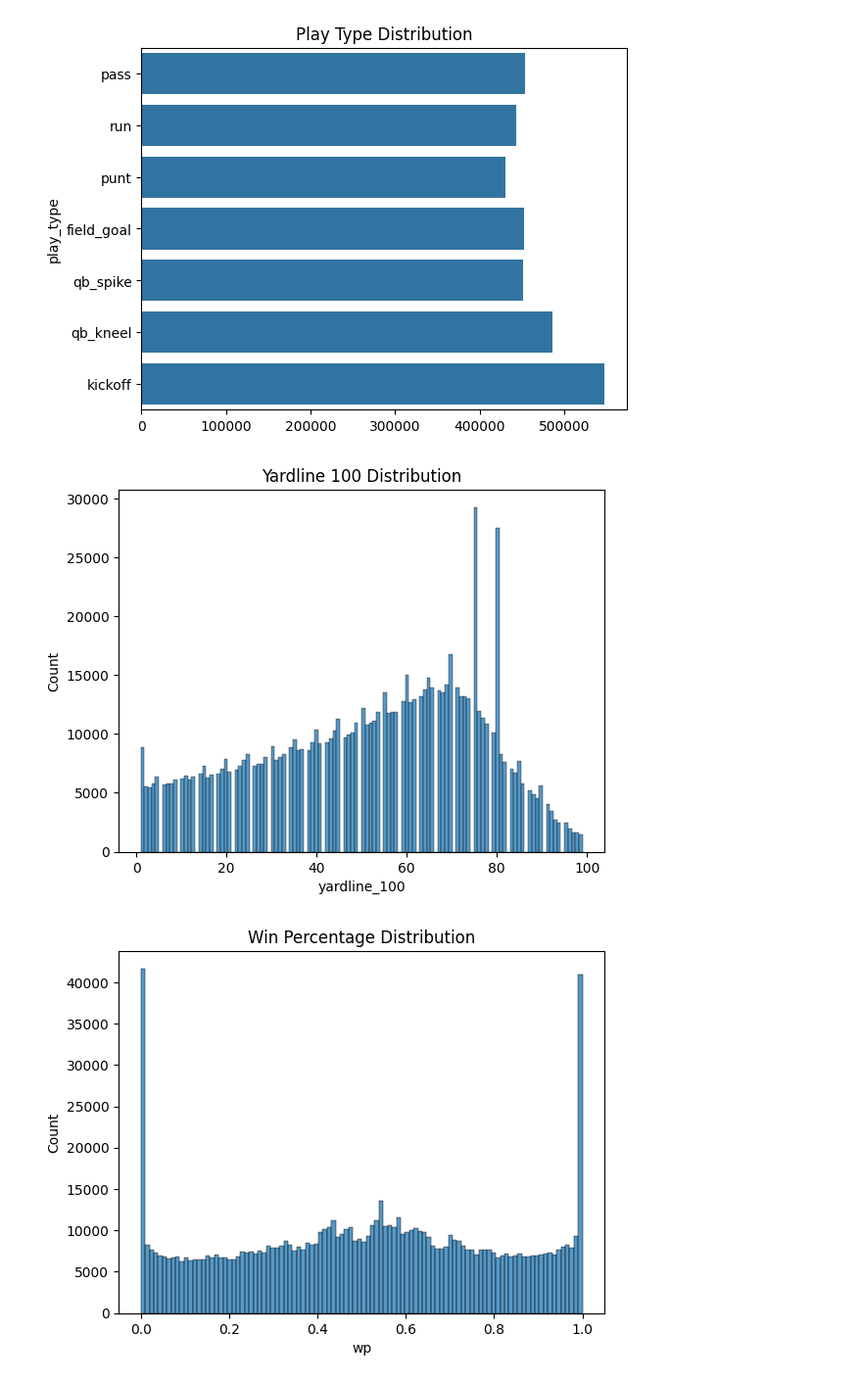
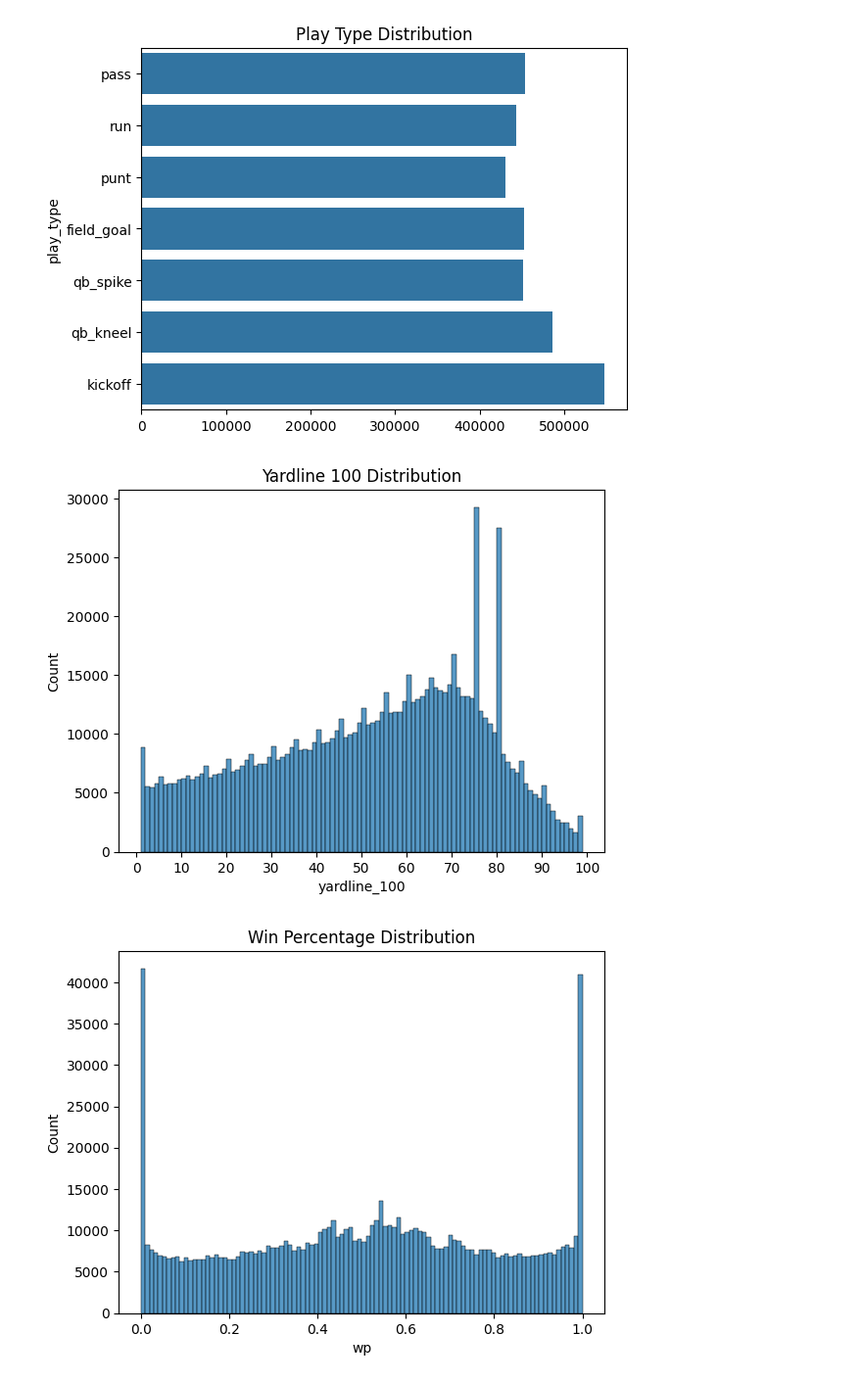
Before and after one commit to hensleyas21/dsciCapstone, a Jupyter notebook: data_report/plots.ipynb, the cells around one changed output. Shown at 98% size. Saved outputs shown, nothing was run; the diff lists cells and outputs as text; code cells hidden in the pictures.

```diff
--- a/data_report/plots.ipynb
+++ b/data_report/plots.ipynb
@@ -11,11 +11,12 @@ plt.show()
 # %% [output]
 [figure]
 # %%
-plot = sns.histplot(data=df, x='yardline_100')
+plot = sns.histplot(data=df, x='yardline_100', binwidth=1)
 plot.set_title("Yardline 100 Distribution")
+plot.set_xticks(range(0, 101, 10))
 plt.show()
 # %% [output]
-[figure, old version]
+[figure, new version]
 # %%
 plot = sns.histplot(data=df, x='wp')
 plot.set_title("Win Percentage Distribution")
```
Also changed, not shown: parts of 2 cells of this notebook, 1 other file.
